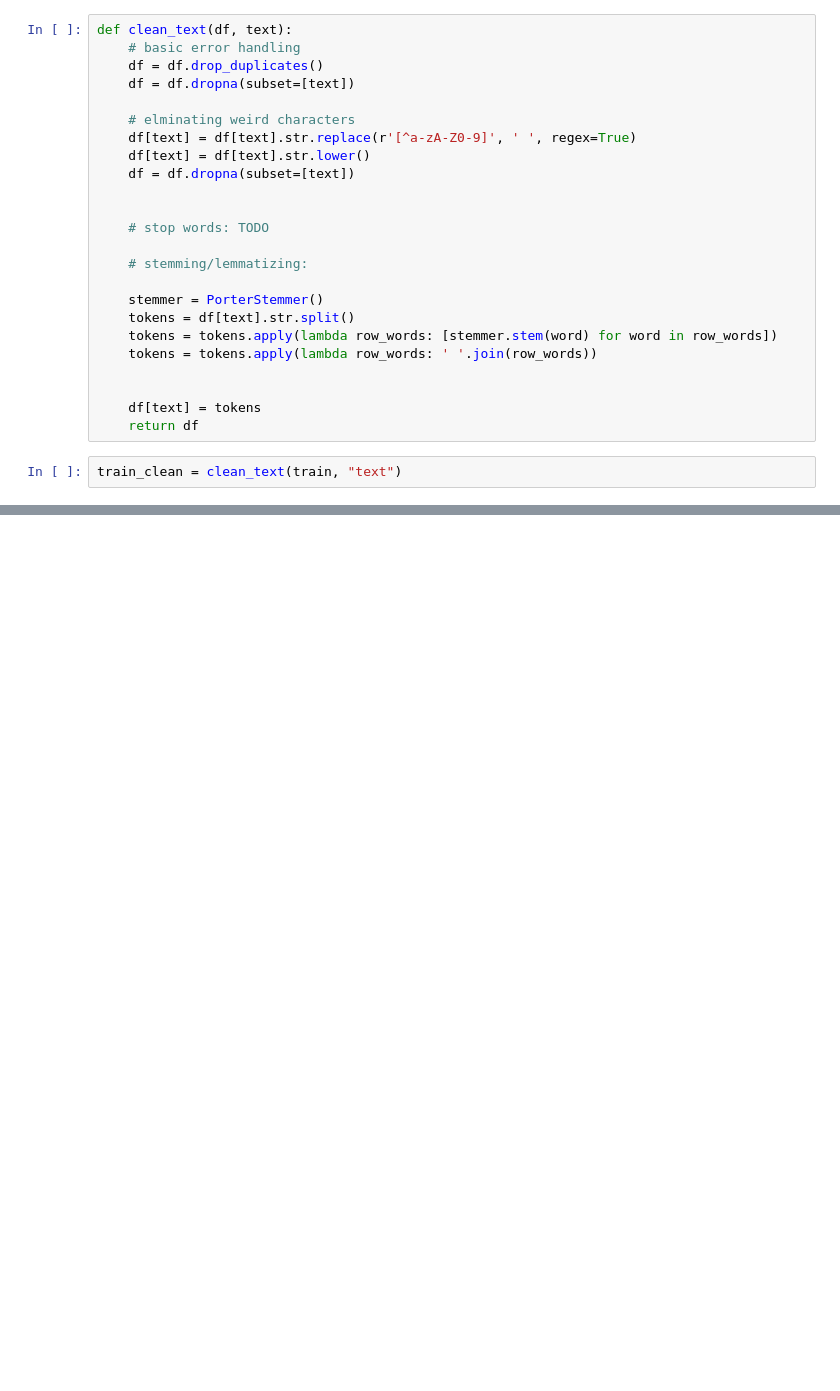
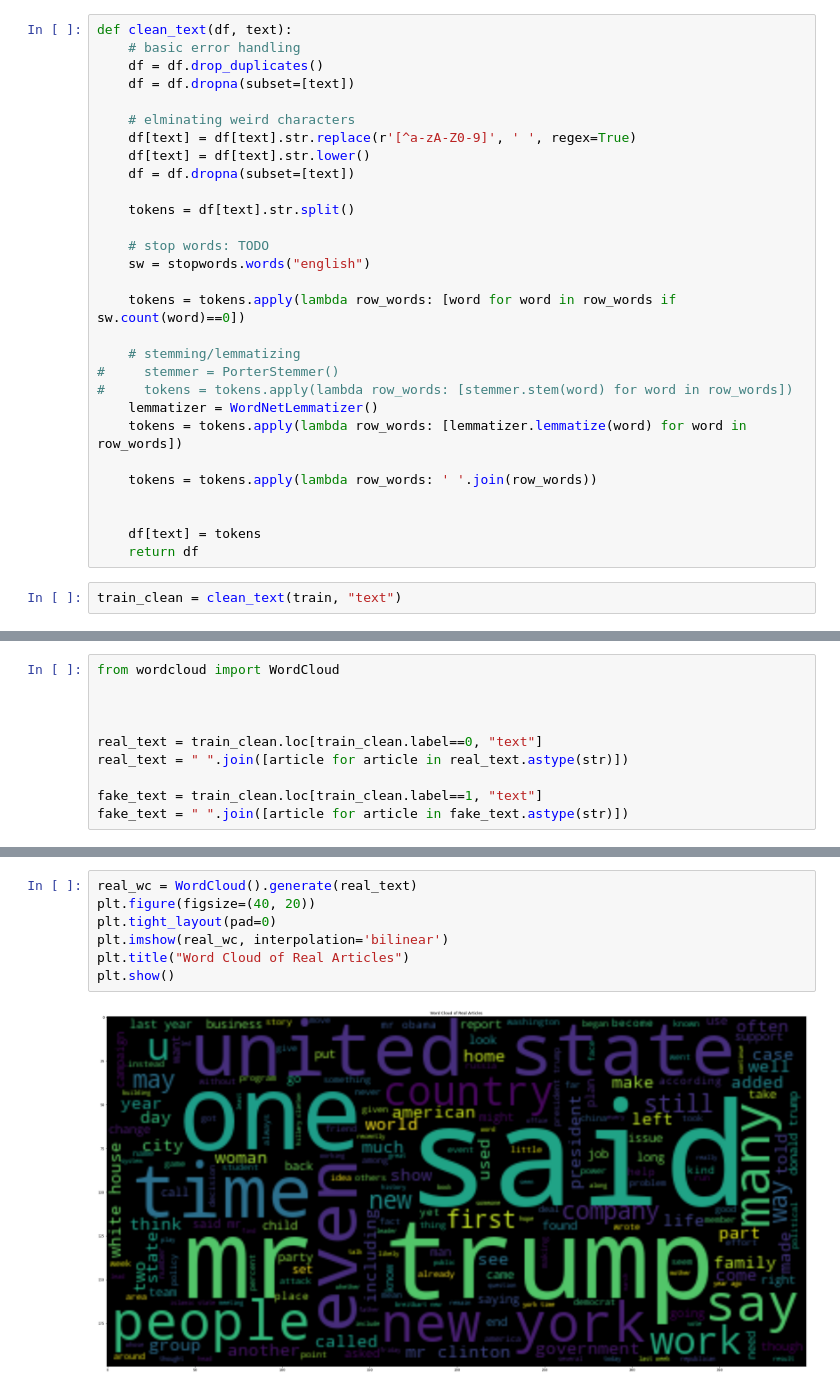
Before and after one commit to castillo-marc/fake_news, a Jupyter notebook: Fake News Notebook.ipynb, the cells around one changed output, grey strips where cells are left out. Cells and saved outputs as stored; diff of their text form; blank space fills up the shorter version.

```diff
--- a/Fake News Notebook.ipynb
+++ b/Fake News Notebook.ipynb
@@ -29,14 +41,19 @@ def clean_text(df, text):
     df[text] = df[text].str.lower()
     df = df.dropna(subset=[text])
 
+    tokens = df[text].str.split()
 
     # stop words: TODO
+    sw = stopwords.words("english")
 
-    # stemming/lemmatizing:
+    tokens = tokens.apply(lambda row_words: [word for word in row_words if sw.count(word)==0])
 
-    stemmer = PorterStemmer()
-    tokens = df[text].str.split()
-    tokens = tokens.apply(lambda row_words: [stemmer.stem(word) for word in row_words])
+    # stemming/lemmatizing
+#     stemmer = PorterStemmer()
+#     tokens = tokens.apply(lambda row_words: [stemmer.stem(word) for word in row_words])
+    lemmatizer = WordNetLemmatizer()
+    tokens = tokens.apply(lambda row_words: [lemmatizer.lemmatize(word) for word in row_words])
+
     tokens = tokens.apply(lambda row_words: ' '.join(row_words))
 
 
@@ -75,0 +114,10 @@ Name: label, dtype: float64
+# %%
+from wordcloud import WordCloud
+
+
+
+real_text = train_clean.loc[train_clean.label==0, "text"]
+real_text = " ".join([article for article in real_text.astype(str)])
+
+fake_text = train_clean.loc[train_clean.label==1, "text"]
+fake_text = " ".join([article for article in fake_text.astype(str)])
@@ -75,0 +126,9 @@ Name: label, dtype: float64
+# %%
+real_wc = WordCloud().generate(real_text)
+plt.figure(figsize=(40, 20))
+plt.tight_layout(pad=0)
+plt.imshow(real_wc, interpolation='bilinear')
+plt.title("Word Cloud of Real Articles")
+plt.show()
+# %% [output]
+[figure, added]
```
Also changed, not shown: parts of 41 cells of this notebook, 2 other files.
